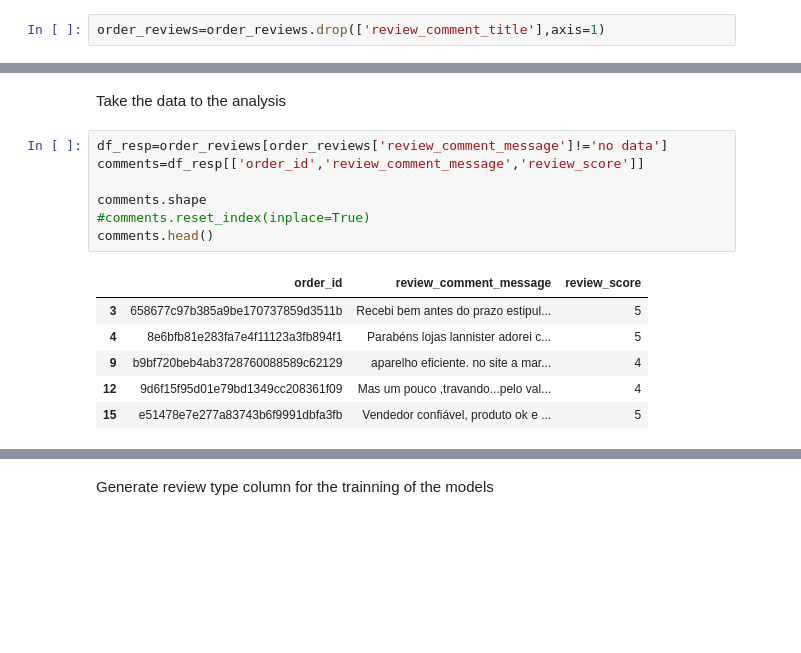
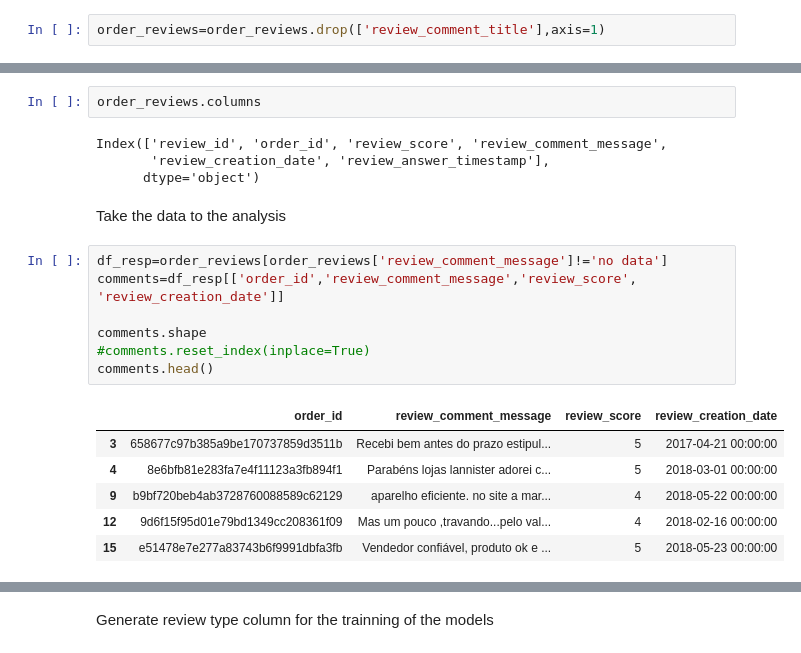
Before and after one commit to mecadme/PF_E-commerce-Olist, a Jupyter notebook: Week 3/Streamlit/SentimentalAnalysis.ipynb, the cells around one changed output, grey strips where cells are left out. Cells and saved outputs as stored; diff of their text form; blank space fills up the shorter version.

```diff
--- a/SentimentalAnalysis.ipynb
+++ b/Week 3/Streamlit/SentimentalAnalysis.ipynb
@@ -74,19 +74,25 @@ order_reviews.head()
 | 2 | 228ce5500dc1d8e020d8d1322874b6f0 | f9e4b658b201a9f2ecdecbb34bed034b | 5 | no data | 2018-02-17 00:00:00 | 2018-02-18 14:36:24 |
 | 3 | e64fb393e7b32834bb789ff8bb30750e | 658677c97b385a9be170737859d3511b | 5 | Recebi bem antes do prazo estipul... | 2017-04-21 00:00:00 | 2017-04-21 22:02:06 |
 | 4 | f7c4243c7fe1938f181bec41a392bdeb | 8e6bfb81e283fa7e4f11123a3fb894f1 | 5 | Parabéns lojas lannister adorei c... | 2018-03-01 00:00:00 | 2018-03-02 10:26:53 |
+# %%
+order_reviews.columns
+# %% [output]
+Index(['review_id', 'order_id', 'review_score', 'review_comment_message',
+       'review_creation_date', 'review_answer_timestamp'],
+      dtype='object')
 # %% [markdown]
 Take the data to the analysis
 # %%
 df_resp=order_reviews[order_reviews['review_comment_message']!='no data']
-comments=df_resp[['order_id','review_comment_message','review_score']]
+comments=df_resp[['order_id','review_comment_message','review_score', 'review_creation_date']]
 
 comments.shape
 #comments.reset_index(inplace=True)
 comments.head()
 # %% [output]
-|  | order_id | review_comment_message | review_score |
-| 3 | 658677c97b385a9be170737859d3511b | Recebi bem antes do prazo estipul... | 5 |
-| 4 | 8e6bfb81e283fa7e4f11123a3fb894f1 | Parabéns lojas lannister adorei c... | 5 |
-| 9 | b9bf720beb4ab3728760088589c62129 | aparelho eficiente. no site a mar... | 4 |
-| 12 | 9d6f15f95d01e79bd1349cc208361f09 | Mas um pouco ,travando...pelo val... | 4 |
-| 15 | e51478e7e277a83743b6f9991dbfa3fb | Vendedor confiável, produto ok e ... | 5 |
+|  | order_id | review_comment_message | review_score | review_creation_date |
+| 3 | 658677c97b385a9be170737859d3511b | Recebi bem antes do prazo estipul... | 5 | 2017-04-21 00:00:00 |
+| 4 | 8e6bfb81e283fa7e4f11123a3fb894f1 | Parabéns lojas lannister adorei c... | 5 | 2018-03-01 00:00:00 |
+| 9 | b9bf720beb4ab3728760088589c62129 | aparelho eficiente. no site a mar... | 4 | 2018-05-22 00:00:00 |
+| 12 | 9d6f15f95d01e79bd1349cc208361f09 | Mas um pouco ,travando...pelo val... | 4 | 2018-02-16 00:00:00 |
+| 15 | e51478e7e277a83743b6f9991dbfa3fb | Vendedor confiável, produto ok e ... | 5 | 2018-05-23 00:00:00 |
```
Also changed, not shown: parts of 28 cells of this notebook, 6 other files.
